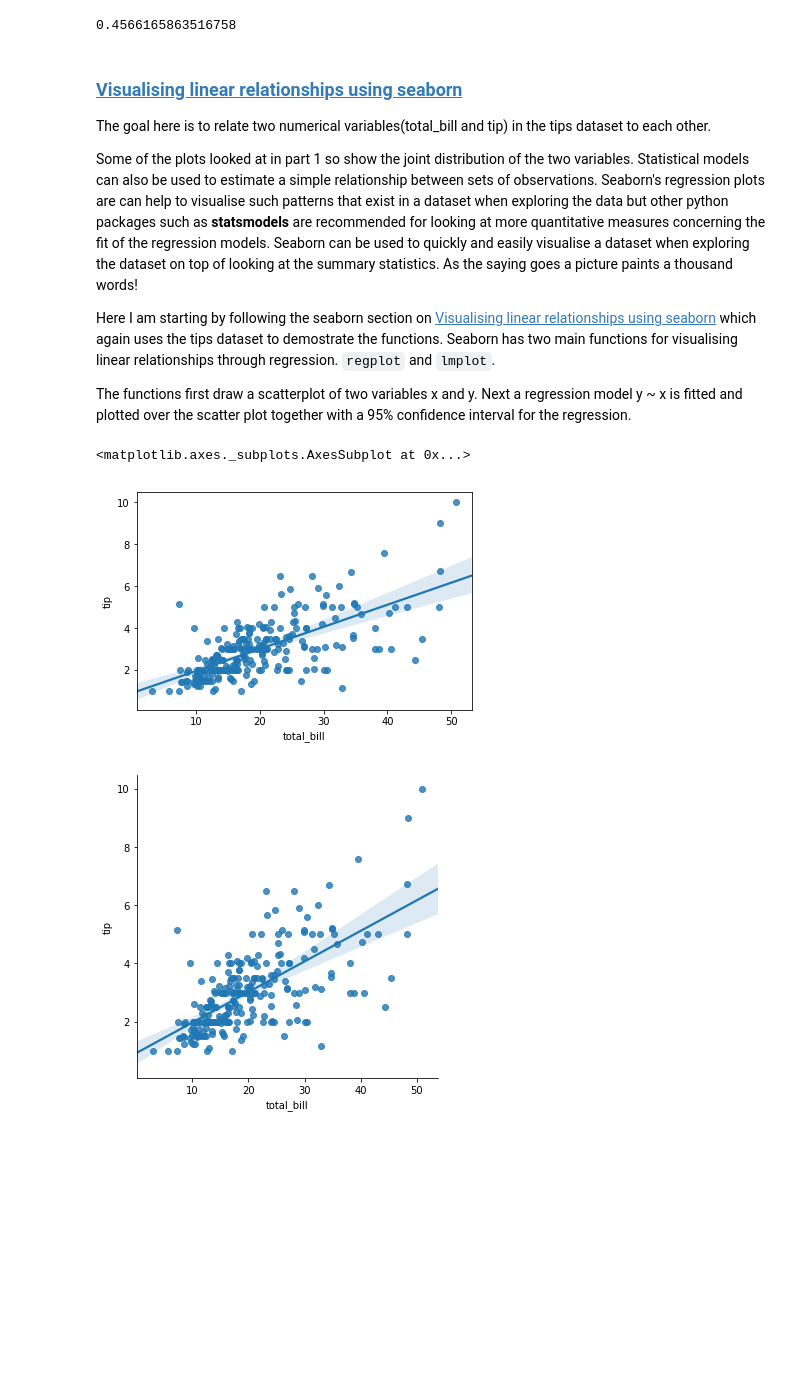
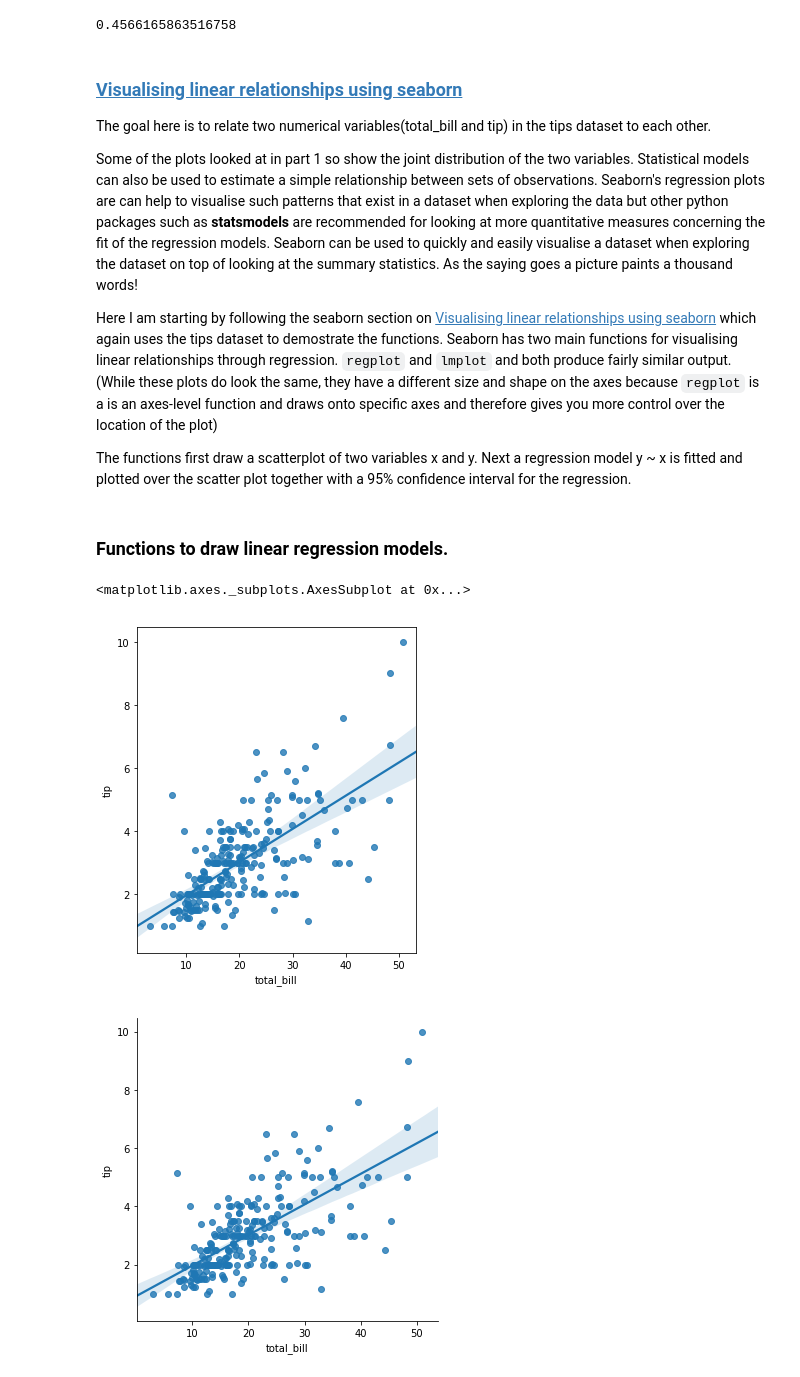
Before and after one commit to angela1C/Fundamentals-of-Data-Analysis-Project-2019, a Jupyter notebook: tips-project.ipynb, the cells around one changed output. Cells and saved outputs as stored; diff of their text form; code cells hidden in the pictures; blank space fills up the shorter version.

Commit message:
working on regression plots

```diff
--- a/tips-project.ipynb
+++ b/tips-project.ipynb
@@ -327,7 +283,6 @@ df['sex']=df['sex'].astype('category') # convert sex to be a categorical value
 df['smoker']=df['smoker'].astype('category') # convery smoker to be a categorical value
 df['day']=df['day'].astype('category')
 df['time']=df['time'].astype('category')
-df['size']=df['size'].astype('category')
 
 df.dtypes
 # %% [output]
@@ -379,6 +330,8 @@ Another way to add new columns conditioned on other columns is to use `isin` fun
 As used in the seaborn tutorial, a new variable "weekend" can be added by checking if the day is either saturday or sunday"
 
 `df["weekend"] = df["day"].isin(["Sat", "Sun"])`
+# %%
+df["weekend"] = df["day"].isin(["Sat", "Sun"])
 # %% [markdown]
 #### Tip Rate: Adding a new variable to show tip amount as a percentage of the total bill amount.
 # %%
@@ -385,0 +341,2 @@ df['tip_rate']= round((df['tip']/df['total_bill'])*100) # new columns for the ti
+# %%
+df['bill_pp']= df['total_bill']/df['size'] # new columns for the tip as a percentage of total bill amount, rounded to 2 decimal placecs
@@ -385,0 +346,2 @@ df['tip_rate']= round((df['tip']/df['total_bill'])*100) # new columns for the ti
+# %%
+df['tip_pp']= round((df['tip']/df['size'])) # new columns for the tip as a percentage of total bill amount, rounded to 2 decimal placecs
@@ -1127,16 +1113,19 @@ The goal here is to relate two numerical variables(total_bill and tip) in the ti
 Some of the plots looked at in part 1 so show the joint distribution of the two variables. Statistical models can also be used to estimate a simple relationship between sets of observations. Seaborn's regression plots are can help to visualise such patterns that exist in a dataset when exploring the data but other python packages such as **statsmodels** are recommended for looking at more quantitative measures concerning the fit of the regression models. Seaborn can be used to quickly and easily visualise a dataset when exploring the dataset on top of looking at the summary statistics. As the saying goes a picture paints a thousand words!
 
 Here I am starting by following the seaborn section on [Visualising linear relationships using seaborn](https://seaborn.pydata.org/tutorial/regression.html#visualizing-linear-relationships) which again uses the tips dataset to demostrate the functions.
-Seaborn has two main functions for visualising linear relationships through regression. `regplot` and `lmplot`.
+Seaborn has two main functions for visualising linear relationships through regression. `regplot` and `lmplot` and both produce fairly similar output. (While these plots do look the same, they have a different size and shape on the axes because `regplot` is a is an axes-level function and draws onto specific axes and therefore gives you more control over the location of the plot)
 
 
 The functions first draw a scatterplot of two variables x and y. Next a regression model y ~ x is fitted and plotted over the scatter plot together with a 95% confidence interval for the regression.
+# %% [markdown]
+### Functions to draw linear regression models.
 # %%
-
-sns.regplot(x="total_bill", y="tip", data=df)
+# create a figure object to control the size of the plot.
+f, ax = plt.subplots(figsize=(5, 6))
+sns.regplot(x="total_bill", y="tip", data=df, ax=ax)
 # %% [output]
 <matplotlib.axes._subplots.AxesSubplot at 0x...>
-[figure, old version]
+[figure, new version]
 # %%
 sns.lmplot(x="total_bill", y="tip", data=df);
 # %% [output]
```
Also changed, not shown: parts of 50 cells of this notebook.
